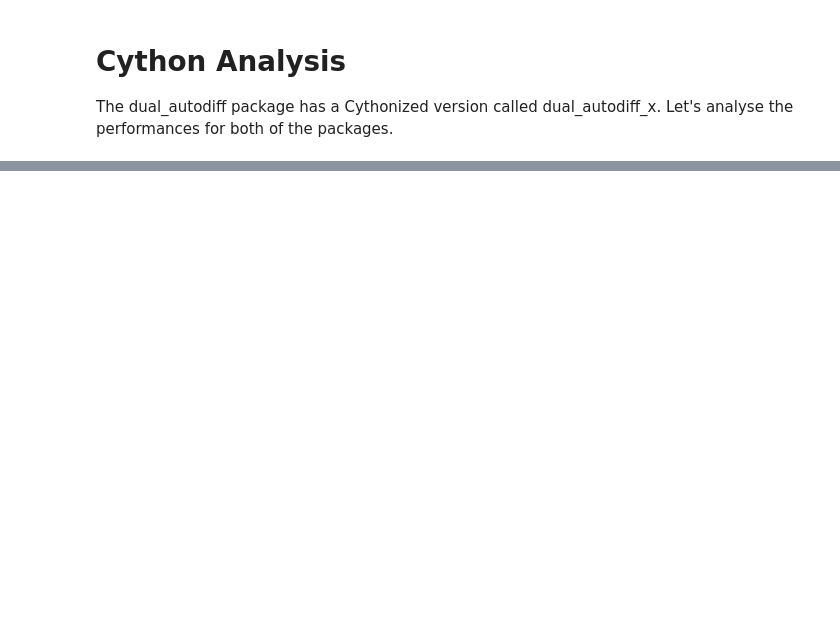
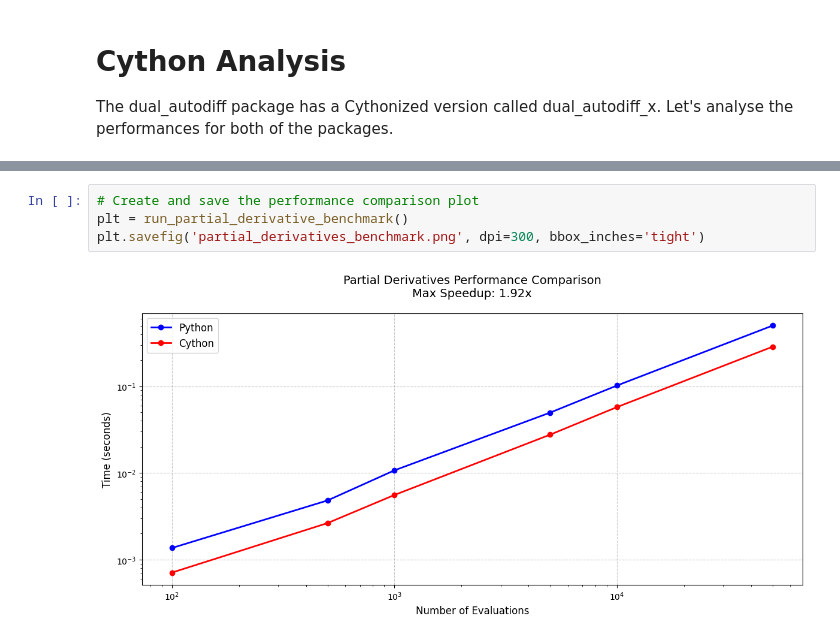
Before and after one commit to elizabethsztan/dual_autodiff, a Jupyter notebook: docs/source/demos/dual_autodiff_analysis.ipynb, the cells around one changed output, grey strips where cells are left out. Cells and saved outputs as stored; diff of their text form; blank space fills up the shorter version.

```diff
--- a/docs/source/demos/dual_autodiff_analysis.ipynb
+++ b/docs/source/demos/dual_autodiff_analysis.ipynb
@@ -148,0 +251,6 @@ Memory usage per object: Python=48 bytes, Cython=56 bytes
+# %%
+# Create and save the performance comparison plot
+plt = run_partial_derivative_benchmark()
+plt.savefig('partial_derivatives_benchmark.png', dpi=300, bbox_inches='tight')
+# %% [output]
+[figure, added]
```
Also changed, not shown: parts of 7 cells of this notebook.
